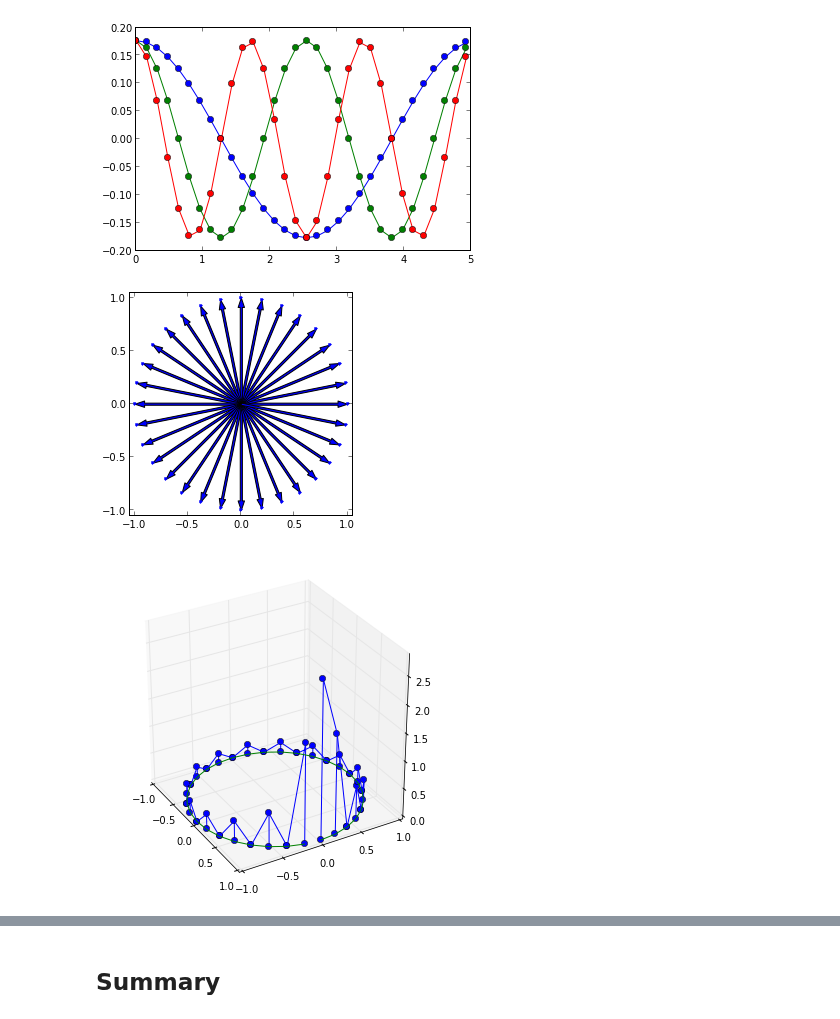
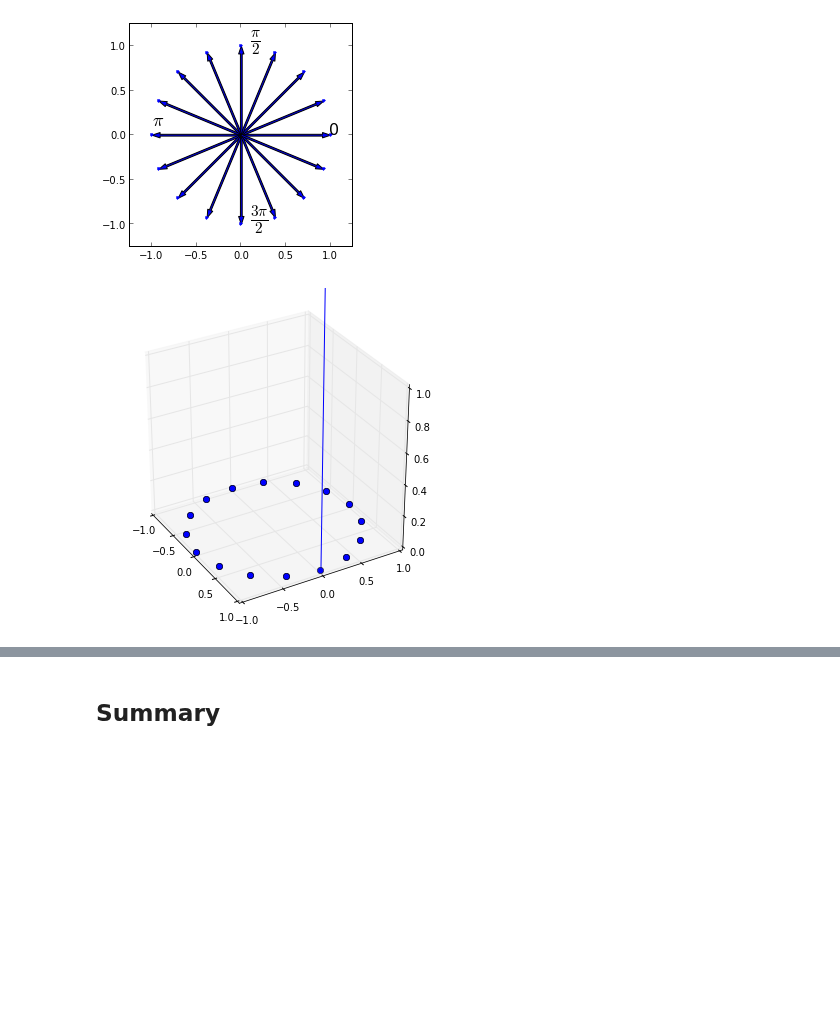
Before and after one commit to unpingco/Python-for-Signal-Processing, a Jupyter notebook: Fourier_Transform.ipynb, the cells around one changed output, grey strips where cells are left out. Drawn from its saved outputs; the diff is of its cells as text; code cells hidden in the pictures; blank space fills up the shorter version.

Commit message:
more fourier graphics in 3d

```diff
--- a/Fourier_Transform.ipynb
+++ b/Fourier_Transform.ipynb
@@ -1,35 +1,35 @@
 # %%
 from __future__ import  division
 import numpy as np
 import matplotlib.pyplot as plt
 from matplotlib.patches import FancyArrow
-
+import mpl_toolkits.mplot3d.art3d as art3d
+from mpl_toolkits.mplot3d.art3d import Poly3DCollection
 
 def dftmatrix(Nfft=32,N=None):
     k= np.arange (Nfft)
     if N is None: N = Nfft
     n = arange (N)
     U = matrix(exp(1j* 2*pi/Nfft *k*n[:,None]))
     return U/sqrt(Nfft)
 
-Nfft=32
+Nfft=16
 v = ones((16,1))
 U = dftmatrix(Nfft=Nfft,N=16)
-plot(arange(U.shape[1])/2./pi,U.H.real[:,[1,2,3]],'o-')
 
 f,ax=subplots()
 ax.set_aspect(1)
 a=2*pi/Nfft*arange(Nfft)
 ax.plot( cos(a),sin(a), '.')
 for i in a:
   ax.add_patch( FancyArrow(0,0,cos(i),sin(i),width=0.02,length_includes_head=True))
-#ax.text(U.H.real,U.H.imag,map(str,arange(32)))
-ax.axis(array([-1,1,-1,1])*1.05)
+
+ax.text(1,0,'0',fontsize=16)
+ax.text(0.1,1,r'$\frac{\pi}{2}$',fontsize=22)
+ax.text(-1,0.1,r'$\pi$',fontsize=18)
+ax.text(0.1,-1,r'$\frac{3\pi}{2}$',fontsize=22)
+ax.axis(array([-1,1,-1,1])*1.25)
 plt.show()
-
-#fig = figure(figsize=(4, 4))
-#ax = fig.add_axes([0.1, 0.1, 0.8, 0.8], polar=True, )
 # %% [output]
-[figure, old version]
+[figure, new version]
-[figure, removed]
 # %%
@@ -37,5 +37,5 @@ plt.show()
 # %%
-import mpl_toolkits.mplot3d.art3d as art3d
+
 
 fig = plt.figure()
 fig.set_size_inches(6,6)
@@ -49,15 +49,13 @@ for i in d:
     line=art3d.Line3D(*zip((xi,yi,0),(xi,yi,zi)),marker='o')
     ax.add_line(line)
 
-ax.plot3D(d[:,0],d[:,1],d[:,2])
-ax.plot3D(d[:,0],d[:,1],d[:,2]*0)
+#ax.plot3D(d[:,0],d[:,1],d[:,2])
+#ax.plot3D(d[:,0],d[:,1],d[:,2]*0)
 ax.view_init(azim=-30)
-
-ax.add_collection3d(art3d.Poly3DCollection([[i] for i in map(tuple,d[:6,:])],facecolors=['r']))
 
 #for i in a:
 #  ax.add_patch( FancyArrow(0,0,cos(i),sin(i),width=0.02,length_includes_head=True))
 
 plt.show()
 # %% [output]
-[figure, old version]
+[figure, new version]
```
Also changed, not shown: parts of 8 cells of this notebook.
